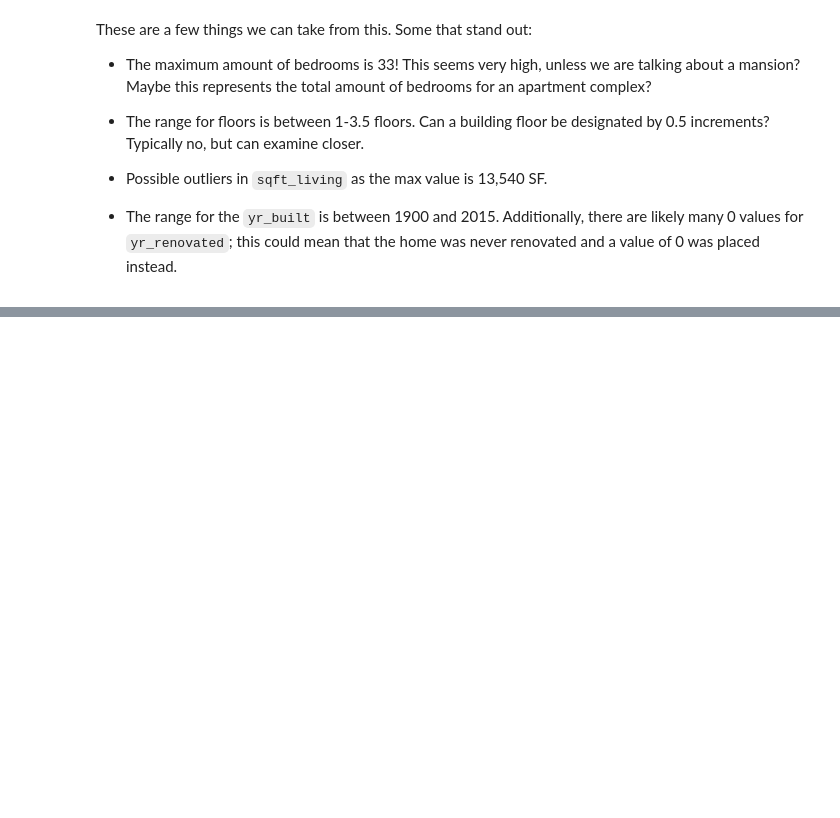
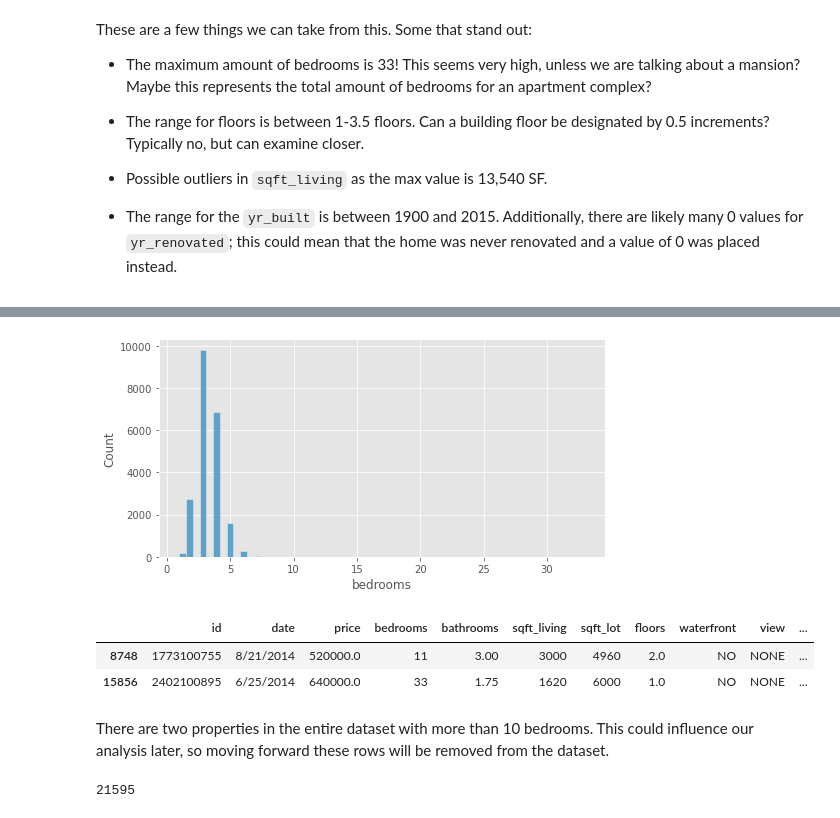
Before and after one commit to eric8395/Housing_Market_Linear_Regression, a Jupyter notebook: Housing Market Linear Regression.ipynb, the cells around one changed output, grey strips where cells are left out. Cells and saved outputs as stored; diff of their text form; code cells hidden in the pictures; blank space fills up the shorter version.

```diff
--- a/Housing Market Linear Regression.ipynb
+++ b/Housing Market Linear Regression.ipynb
@@ -205,0 +212,17 @@ Name: bedrooms, dtype: int64
+# %%
+# plot distribution of bedrooms in the dataset
+fig, ax = plt.subplots(figsize=(8, 4))
+
+sns.histplot(df['bedrooms'], bins = 60)
+plt.show()
+# %% [output]
+[figure, added]
+# %%
+# lets limit to 10 and find properties with more than 10 bedrooms.
+df[df['bedrooms'] > 10]
+# %% [output]
+|  | id | date | price | bedrooms | bathrooms | sqft_living | sqft_lot | floors | waterfront | view | ... |
+| 8748 | 1773100755 | 8/21/2014 | 520000.0 | 11 | 3.00 | 3000 | 4960 | 2.0 | NO | NONE | ... |
+| 15856 | 2402100895 | 6/25/2014 | 640000.0 | 33 | 1.75 | 1620 | 6000 | 1.0 | NO | NONE | ... |
+# %% [markdown]
+There are two properties in the entire dataset with more than 10 bedrooms. This could influence our analysis later, so moving forward these rows will be removed from the dataset.
@@ -205,0 +232,5 @@ Name: bedrooms, dtype: int64
+# %%
+# check to see we removed the two outliers; previously 21597 rows
+len(df)
+# %% [output]
+21595
```
Also changed, not shown: parts of 129 cells of this notebook.
